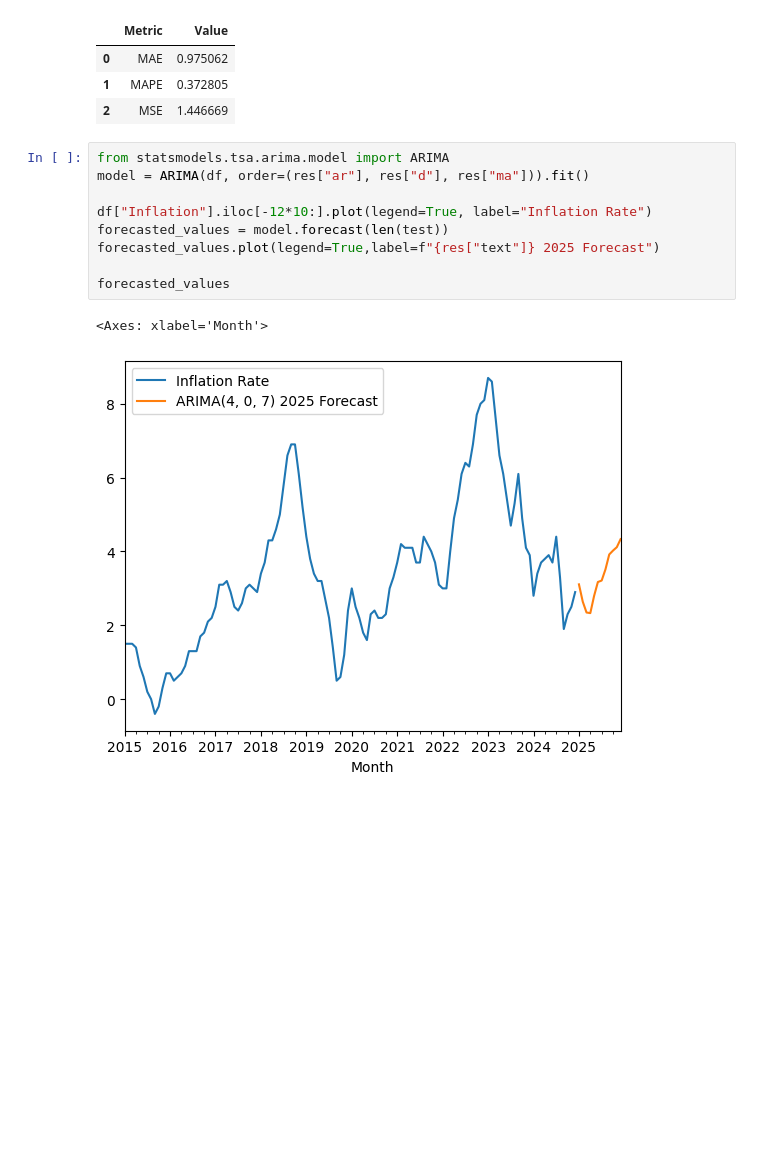
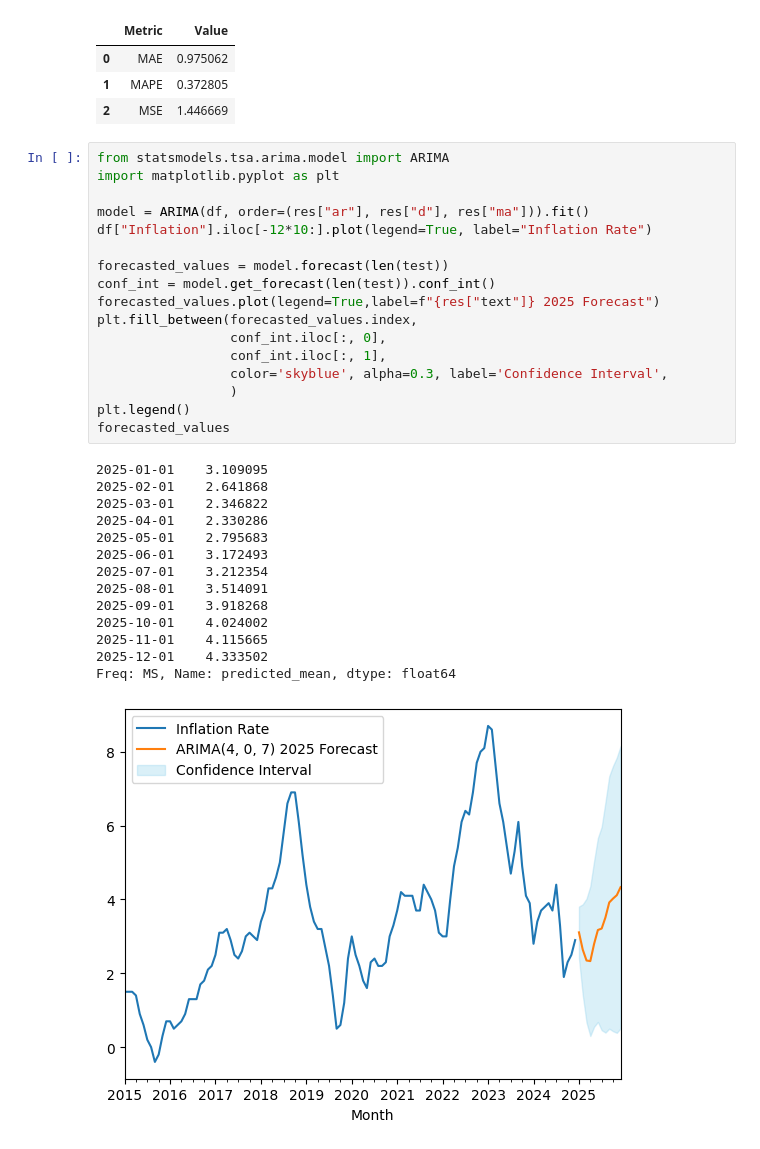
Before and after one commit to niceWizzard/pymm, a Jupyter notebook: arima-inflation.ipynb, the cells around one changed output. Drawn from its saved outputs; the diff is of its cells as text; blank space fills up the shorter version.

Commit message:
Added confidence interval

```diff
--- a/arima-inflation.ipynb
+++ b/arima-inflation.ipynb
@@ -99,13 +99,33 @@ get_metrics(test, forecasted_values)
 | 2 | MSE | 1.446669 |
 # %%
 from statsmodels.tsa.arima.model import ARIMA
+import matplotlib.pyplot as plt
+
 model = ARIMA(df, order=(res["ar"], res["d"], res["ma"])).fit()
+df["Inflation"].iloc[-12*10:].plot(legend=True, label="Inflation Rate")
 
-df["Inflation"].iloc[-12*10:].plot(legend=True, label="Inflation Rate")
 forecasted_values = model.forecast(len(test))
+conf_int = model.get_forecast(len(test)).conf_int()
 forecasted_values.plot(legend=True,label=f"{res["text"]} 2025 Forecast")
-
+plt.fill_between(forecasted_values.index,
+                 conf_int.iloc[:, 0],
+                 conf_int.iloc[:, 1],
+                 color='skyblue', alpha=0.3, label='Confidence Interval',
+                 )
+plt.legend()
 forecasted_values
 # %% [output]
-<Axes: xlabel='Month'>
+2025-01-01    3.109095
+2025-02-01    2.641868
+2025-03-01    2.346822
+2025-04-01    2.330286
+2025-05-01    2.795683
+2025-06-01    3.172493
+2025-07-01    3.212354
+2025-08-01    3.514091
+2025-09-01    3.918268
+2025-10-01    4.024002
+2025-11-01    4.115665
+2025-12-01    4.333502
+Freq: MS, Name: predicted_mean, dtype: float64
-[figure, old version]
+[figure, new version]
```
